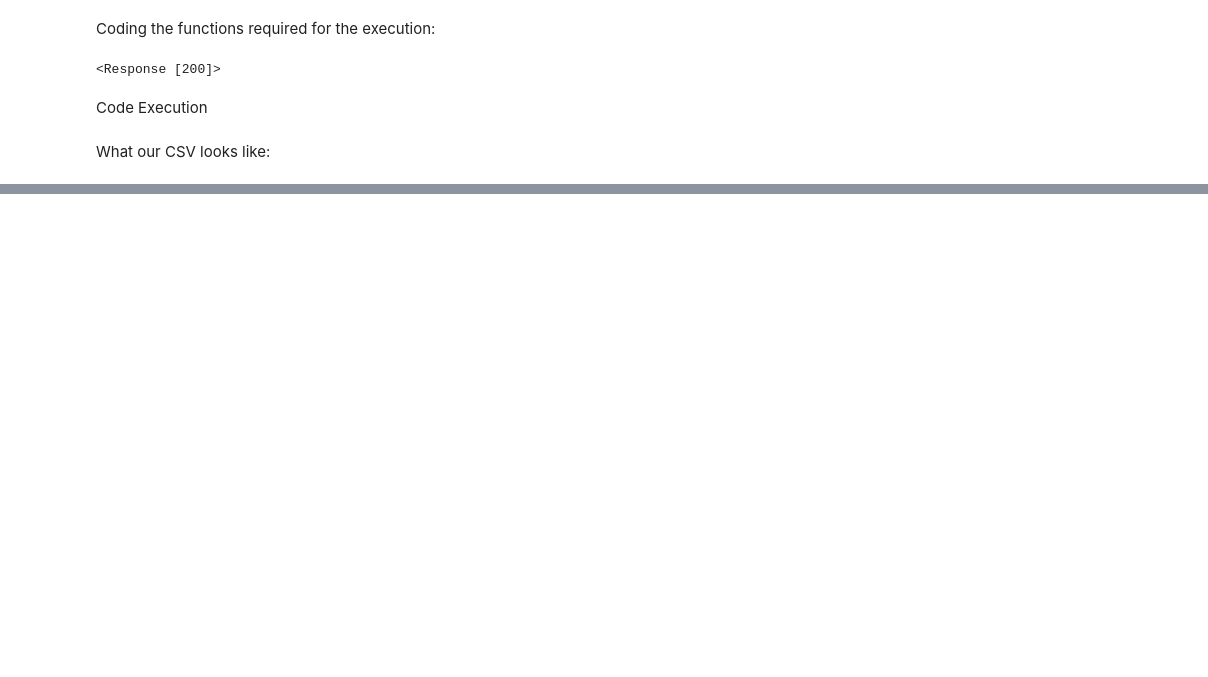
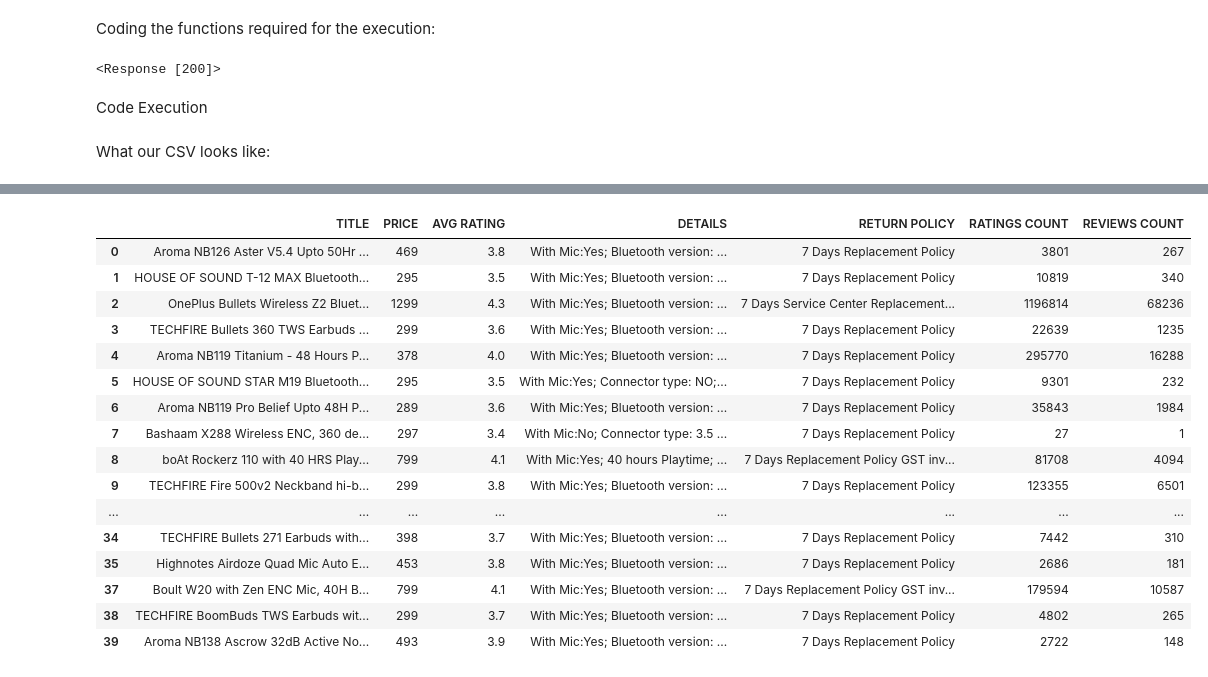
Before and after one commit to HemakshiKumar/Flipkart-Wed-Scraper, a Jupyter notebook: Web Scraping Project/code file.ipynb, the cells around one changed output, grey strips where cells are left out. Drawn from its saved outputs; the diff is of its cells as text; code cells hidden in the pictures; blank space fills up the shorter version.

```diff
--- a/Web Scraping Project/code file.ipynb
+++ b/Web Scraping Project/code file.ipynb
@@ -99,0 +165,3 @@ scraped_data.head()
+# %%
+df_new["RETURN POLICY"] = df_new["RETURN POLICY"].str.replace("?;", "")
+df_new.head()
@@ -99,0 +180,17 @@ scraped_data.head()
+# %%
+#seperating review count and ratings count
+reviewcount = []
+ratingscount  = []
+for i in df_new["REVIEW COUNT"]:
+    reviewcnt = i.split()
+    reviewcnt.remove("Ratings")
+    reviewcnt.remove("&")
+    reviewcnt.remove("Reviews")
+    ratingscount.append(reviewcnt[0])
+    reviewcount.append(reviewcnt[1])
+# %%
+print(reviewcount,
+ratingscount)
+df_new["RATINGS COUNT"] = ratingscount
+df_new["REVIEWS COUNT"] = reviewcount
+df_new = df_new.drop("REVIEW COUNT", axis = 1)
@@ -99,0 +209,25 @@ scraped_data.head()
+# %%
+df_new["REVIEWS COUNT"] = df_new["REVIEWS COUNT"].str.replace(",", "", regex=True)
+df_new["RATINGS COUNT"] = df_new["RATINGS COUNT"].str.replace(",", "", regex=True)
+df_new["REVIEWS COUNT"] = df_new["REVIEWS COUNT"].astype(int)
+df_new["RATINGS COUNT"] = df_new["RATINGS COUNT"].astype(int)
+# %%
+df_new
+# %% [output]
+|  | TITLE | PRICE | AVG RATING | DETAILS | RETURN POLICY | RATINGS COUNT | REVIEWS COUNT |
+| 0 | Aroma NB126 Aster V5.4 Upto 50Hr ... | 469 | 3.8 | With Mic:Yes; Bluetooth version: ... | 7 Days Replacement Policy | 3801 | 267 |
+| 1 | HOUSE OF SOUND T-12 MAX Bluetooth... | 295 | 3.5 | With Mic:Yes; Bluetooth version: ... | 7 Days Replacement Policy | 10819 | 340 |
+| 2 | OnePlus Bullets Wireless Z2 Bluet... | 1299 | 4.3 | With Mic:Yes; Bluetooth version: ... | 7 Days Service Center Replacement... | 1196814 | 68236 |
+| 3 | TECHFIRE Bullets 360 TWS Earbuds ... | 299 | 3.6 | With Mic:Yes; Bluetooth version: ... | 7 Days Replacement Policy | 22639 | 1235 |
+| 4 | Aroma NB119 Titanium - 48 Hours P... | 378 | 4.0 | With Mic:Yes; Bluetooth version: ... | 7 Days Replacement Policy | 295770 | 16288 |
+| 5 | HOUSE OF SOUND STAR M19 Bluetooth... | 295 | 3.5 | With Mic:Yes; Connector type: NO;... | 7 Days Replacement Policy | 9301 | 232 |
+| 6 | Aroma NB119 Pro Belief Upto 48H P... | 289 | 3.6 | With Mic:Yes; Bluetooth version: ... | 7 Days Replacement Policy | 35843 | 1984 |
+| 7 | Bashaam X288 Wireless ENC, 360 de... | 297 | 3.4 | With Mic:No; Connector type: 3.5 ... | 7 Days Replacement Policy | 27 | 1 |
+| 8 | boAt Rockerz 110 with 40 HRS Play... | 799 | 4.1 | With Mic:Yes; 40 hours Playtime; ... | 7 Days Replacement Policy GST inv... | 81708 | 4094 |
+| 9 | TECHFIRE Fire 500v2 Neckband hi-b... | 299 | 3.8 | With Mic:Yes; Bluetooth version: ... | 7 Days Replacement Policy | 123355 | 6501 |
+| ... | ... | ... | ... | ... | ... | ... | ... |
+| 34 | TECHFIRE Bullets 271 Earbuds with... | 398 | 3.7 | With Mic:Yes; Bluetooth version: ... | 7 Days Replacement Policy | 7442 | 310 |
+| 35 | Highnotes Airdoze Quad Mic Auto E... | 453 | 3.8 | With Mic:Yes; Bluetooth version: ... | 7 Days Replacement Policy | 2686 | 181 |
+| 37 | Boult W20 with Zen ENC Mic, 40H B... | 799 | 4.1 | With Mic:Yes; Bluetooth version: ... | 7 Days Replacement Policy GST inv... | 179594 | 10587 |
+| 38 | TECHFIRE BoomBuds TWS Earbuds wit... | 299 | 3.7 | With Mic:Yes; Bluetooth version: ... | 7 Days Replacement Policy | 4802 | 265 |
+| 39 | Aroma NB138 Ascrow 32dB Active No... | 493 | 3.9 | With Mic:Yes; Bluetooth version: ... | 7 Days Replacement Policy | 2722 | 148 |
```
Also changed, not shown: parts of 16 cells of this notebook.
